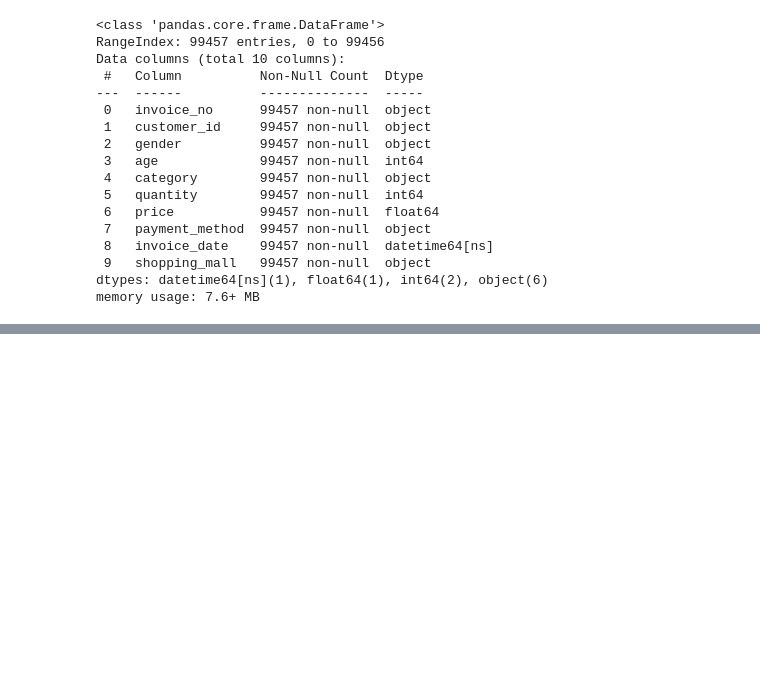
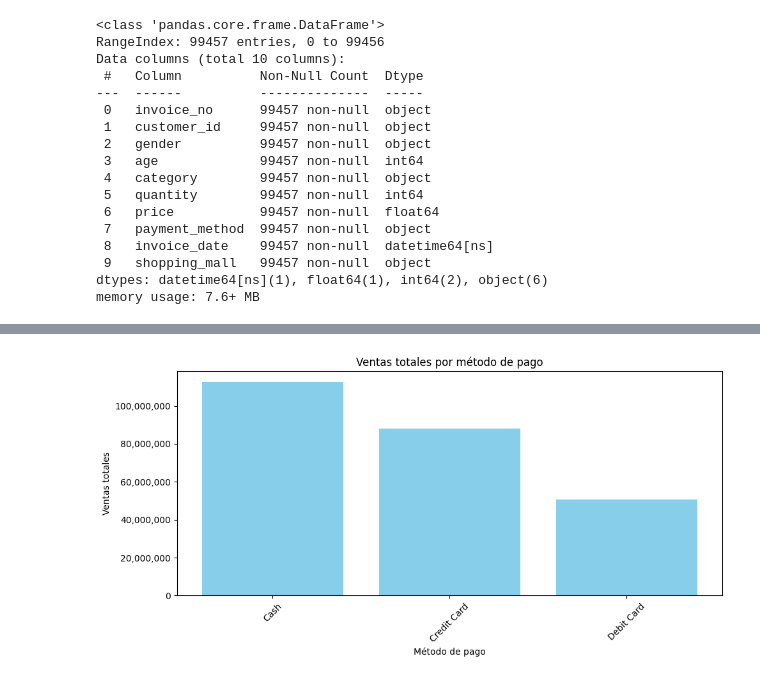
Before and after one commit to JuanLopezAranzazu/proyecto1-ciencia-datos, a Jupyter notebook: notebooks/customer_shopping_analysis.ipynb, the cells around one changed output, grey strips where cells are left out. Saved outputs shown, nothing was run; the diff lists cells and outputs as text; code cells hidden in the pictures; blank space fills up the shorter version.

```diff
--- a/notebooks/customer_shopping_analysis.ipynb
+++ b/notebooks/customer_shopping_analysis.ipynb
@@ -151,6 +110,0 @@ Name: price, dtype: float64
-# %%
-# funcion para obtener el precio total por metodo de pago
-def total_price_by_payment_method(df):
-  return df.groupby("payment_method")["price"].sum().sort_values(ascending=False)
-
-total_price_by_payment_method(df)
@@ -203,0 +250,14 @@ memory usage: 7.6+ MB
+# %%
+# generar gráfica
+plt.figure(figsize=(10, 5))
+plt.bar(total_price_by_payment_method(df).index, total_price_by_payment_method(df).values, color="skyblue")
+plt.xlabel("Método de pago")
+plt.ylabel("Ventas totales")
+plt.title("Ventas totales por método de pago")
+plt.xticks(rotation=45)
+plt.ticklabel_format(style="plain", axis="y")
+plt.gca().yaxis.set_major_formatter(plt.FuncFormatter(lambda x, loc: "{:,}".format(int(x))))
+plt.tight_layout()
+plt.show()
+# %% [output]
+[figure, added]
```
Also changed, not shown: parts of 26 cells of this notebook, 16 other files.
